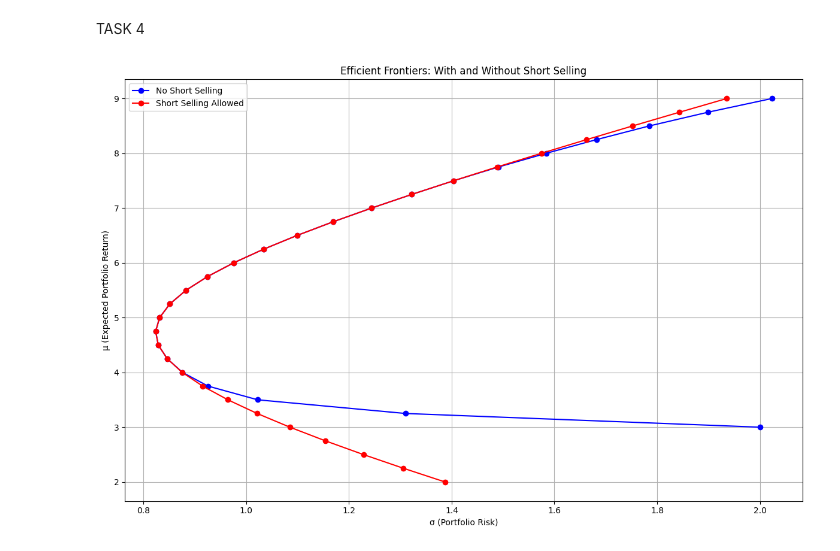
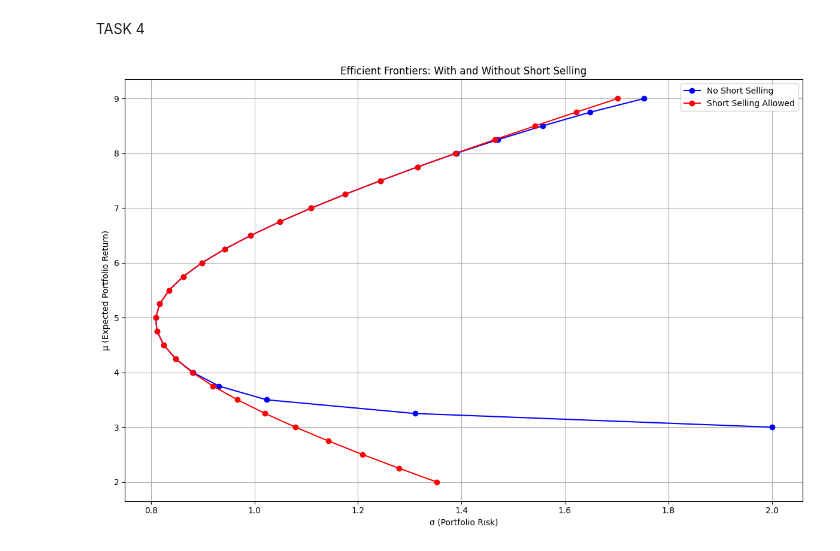
Before and after one commit to Guliko24/CF969_SU, a Jupyter notebook: Assignment_1_final.ipynb, the cells around one changed output. Cells and saved outputs as stored; diff of their text form; code cells hidden in the pictures.

```diff
--- a/Assignment_1_final.ipynb
+++ b/Assignment_1_final.ipynb
@@ -75,6 +78,7 @@ def optimize_portfolio(returns, cov_matrix, target_return):
 r_values = np.arange(2.00, 9.25, 0.25)
 sigma_values = []
 mu_values = []
+valid_r_values = []  # Store r values for which we have results
 
 for r in r_values:
     weights, risk = optimize_portfolio(mmu.flatten(), C, r)
@@ -83,13 +87,15 @@ for r in r_values:
         mu = np.dot(mmu.flatten(), weights)
         sigma_values.append(sigma)
         mu_values.append(mu)
+        valid_r_values.append(r)  # Store the r value
+
 
 # Plot the efficient frontier with labels
 plt.figure(figsize=(12, 8))
 plt.plot(sigma_values, mu_values, 'b-o')
 
 # Add labels to each point
-for i, r in enumerate(r_values):
+for i, r in enumerate(valid_r_values):  # Iterate over valid r values
     plt.annotate(f'{r:.2f}', (sigma_values[i], mu_values[i]),
                  textcoords="offset points",
                  xytext=(0,10),
@@ -122,19 +128,4 @@ for r in r_values:
         mu = np.dot(mmu.flatten(), weights)
         sigma_values.append(sigma)
         mu_values.append(mu)
-
-# Plot the efficient frontier
-plt.figure(figsize=(10, 6))
-plt.plot(sigma_values, mu_values, 'b-o')
-plt.xlabel('σ (Portfolio Risk)')
-plt.ylabel('μ (Expected Portfolio Return)')
-plt.title('Efficient Frontier')
-plt.grid(True)
-plt.show()
-
-# Print the results
-print("σ values:")
-print(sigma_values)
-print("\nμ values:")
-print(mu_values)
 # %% [output]
@@ -333,8 +384,32 @@ import gurobipy as gp
 from gurobipy import GRB
 import matplotlib.pyplot as plt
 
-# ... [Keep the previous data generation code] ...
+# Data generation as per the given code
+n = 10
+dig1 = 1 ## student ID digit
+dig2 = 7  ##student ID digit
 
+dummyrepetitions = 10*dig1+dig2
+for _ in range(dummyrepetitions):
+    dummy = random.uniform(0,1)
+
+Corr = np.array([[0]*n for _ in range(n)], dtype=float)
+for i in range(n):
+    for j in range(n):
+        Corr[i][j] = (-1)**abs(i-j)/(abs(i-j)+1)
+
+ssigma = np.array([[0]*1 for _ in range(n)], dtype=float)
+mmu = np.array([[0]*1 for _ in range(n)], dtype=float)
+ssigma[0] = 2
+mmu[0] = 3
+
+for i in range(n-1):
+    ssigma[i+1] = ssigma[i] + 2*random.uniform(0,1)
+    mmu[i+1] = mmu[i] + 1
+
+ddiag = np.diag(ssigma.flatten())
+C2 = np.matmul(np.matmul(ddiag, Corr), ddiag)
+C = 0.5*(C2 + C2.T)
 def optimize_portfolio(returns, cov_matrix, target_return, allow_short_selling=False):
     n = len(returns)
     model = gp.Model("Portfolio Optimization")
@@ -376,31 +451,31 @@ for r in r_values:
         mu_no_short = np.dot(mmu.flatten(), weights_no_short)
         sigma_values_no_short.append(sigma_no_short)
         mu_values_no_short.append(mu_no_short)
 
     # Short selling allowed
     weights_short, risk_short = optimize_portfolio(mmu.flatten(), C, r, True)
     if weights_short is not None:
         sigma_short = np.sqrt(risk_short)
         mu_short = np.dot(mmu.flatten(), weights_short)
         sigma_values_short.append(sigma_short)
         mu_values_short.append(mu_short)
 
 # Plot both efficient frontiers
 plt.figure(figsize=(12, 8))
 plt.plot(sigma_values_no_short, mu_values_no_short, 'b-o', label='No Short Selling')
 plt.plot(sigma_values_short, mu_values_short, 'r-o', label='Short Selling Allowed')
 
 plt.xlabel('σ (Portfolio Risk)')
 plt.ylabel('μ (Expected Portfolio Return)')
 plt.title('Efficient Frontiers: With and Without Short Selling')
 plt.legend()
 plt.grid(True)
 plt.tight_layout()
 plt.show()
 
 print("No Short Selling σ values:", sigma_values_no_short)
 print("No Short Selling μ values:", mu_values_no_short)
 print("\nShort Selling Allowed σ values:", sigma_values_short)
 print("Short Selling Allowed μ values:", mu_values_short)
 # %% [output]
-[figure, old version]
+[figure, new version]
```
Also changed, not shown: parts of 8 cells of this notebook.
